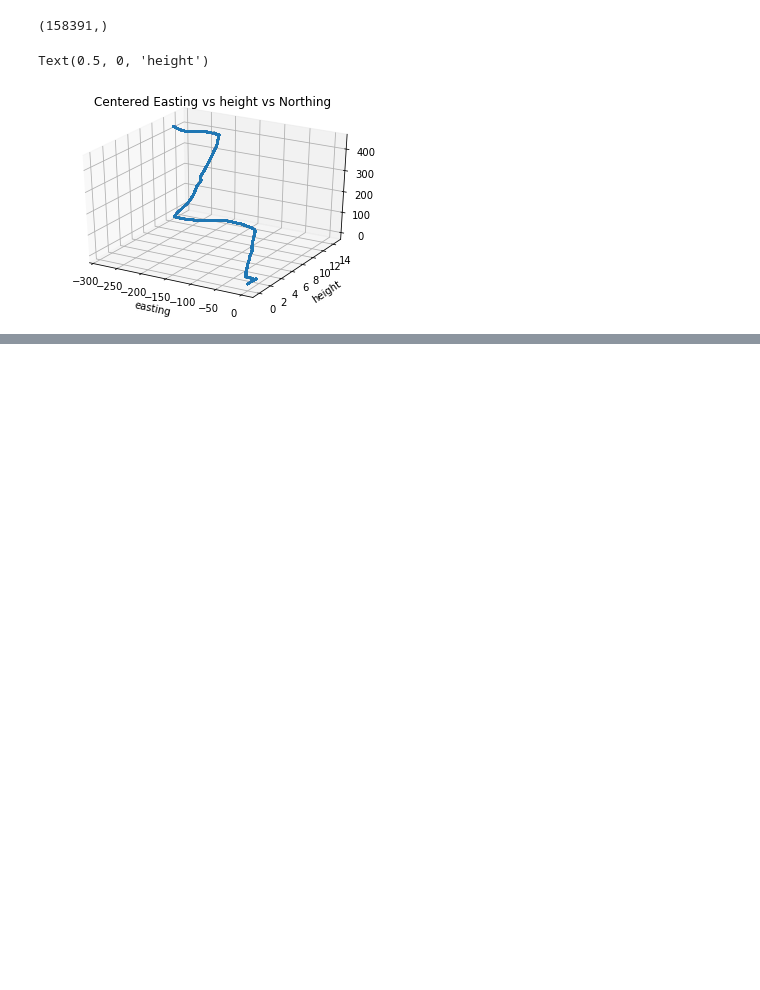
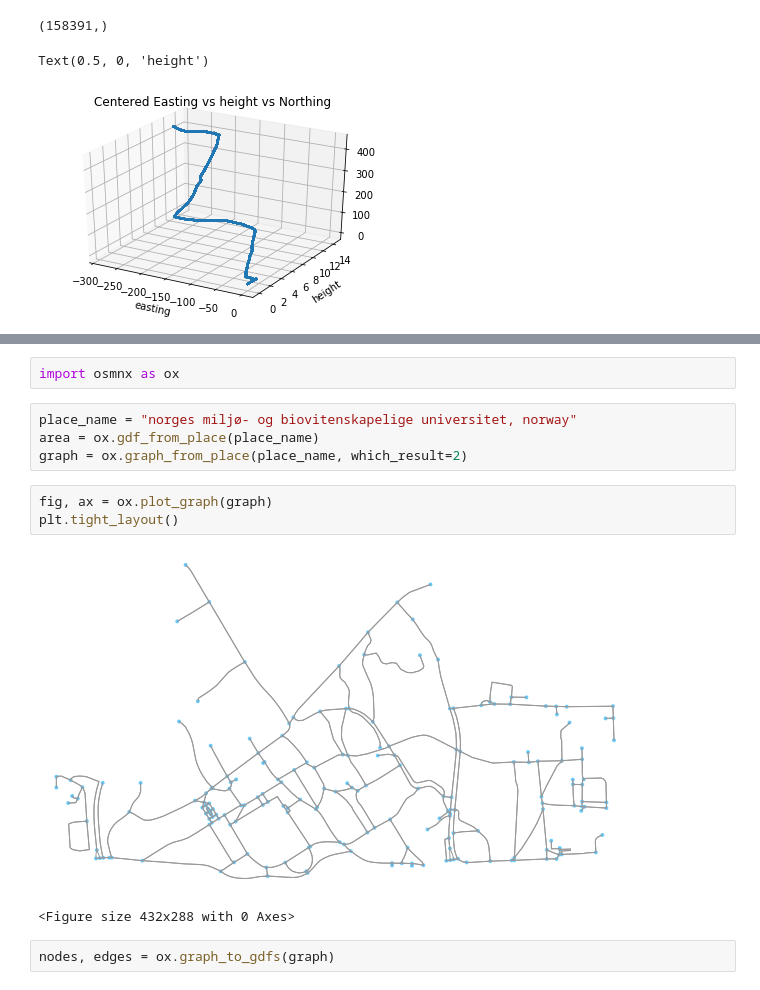
Before and after one commit to jcmayoral/gr_navigation, a Jupyter notebook: gr_tools/UTS_processing/Untitled.ipynb, the cells around one changed output, grey strips where cells are left out. Saved outputs shown, nothing was run; the diff lists cells and outputs as text; blank space fills up the shorter version.

```diff
--- a/gr_tools/UTS_processing/Untitled.ipynb
+++ b/gr_tools/UTS_processing/Untitled.ipynb
@@ -117,0 +133,14 @@ Text(0.5, 0, 'height')
+# %%
+import osmnx as ox
+# %%
+place_name = "norges miljø- og biovitenskapelige universitet, norway"
+area = ox.gdf_from_place(place_name)
+graph = ox.graph_from_place(place_name, which_result=2)
+# %%
+fig, ax = ox.plot_graph(graph)
+plt.tight_layout()
+# %% [output]
+[figure, added]
+<Figure size 432x288 with 0 Axes>
+# %%
+nodes, edges = ox.graph_to_gdfs(graph)
```
Also changed, not shown: parts of 25 cells of this notebook.
